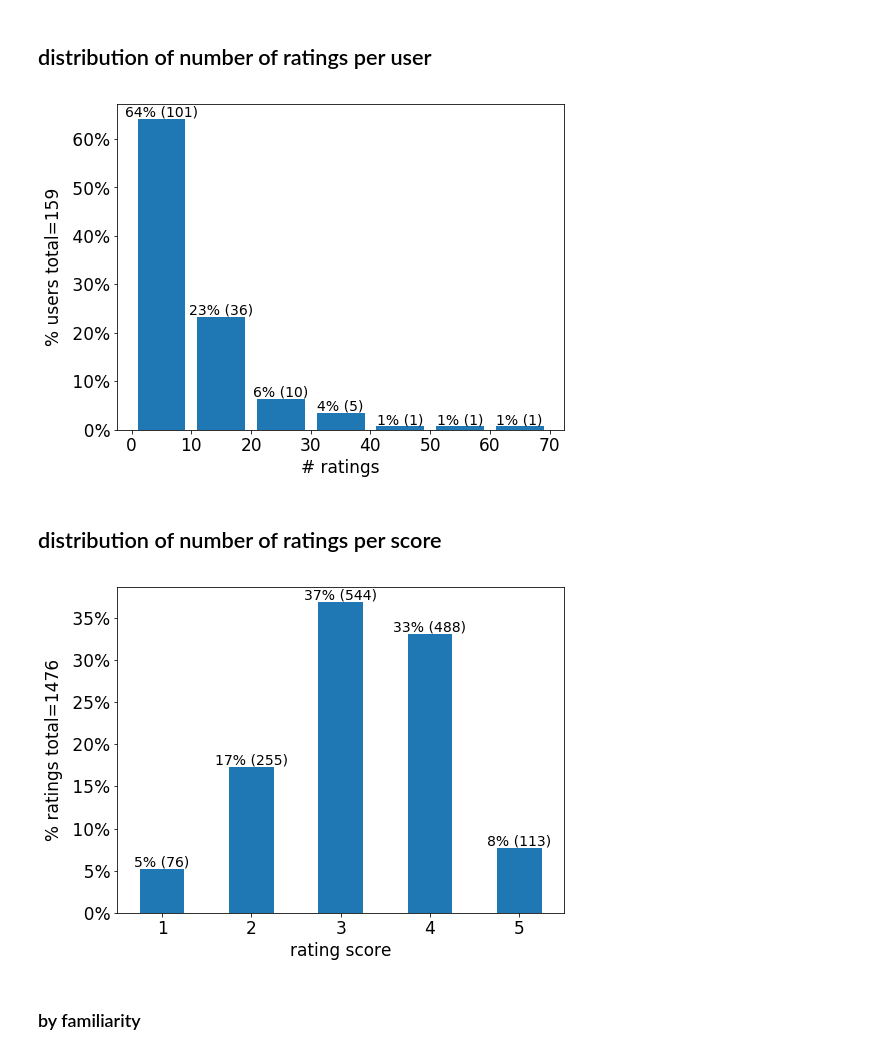
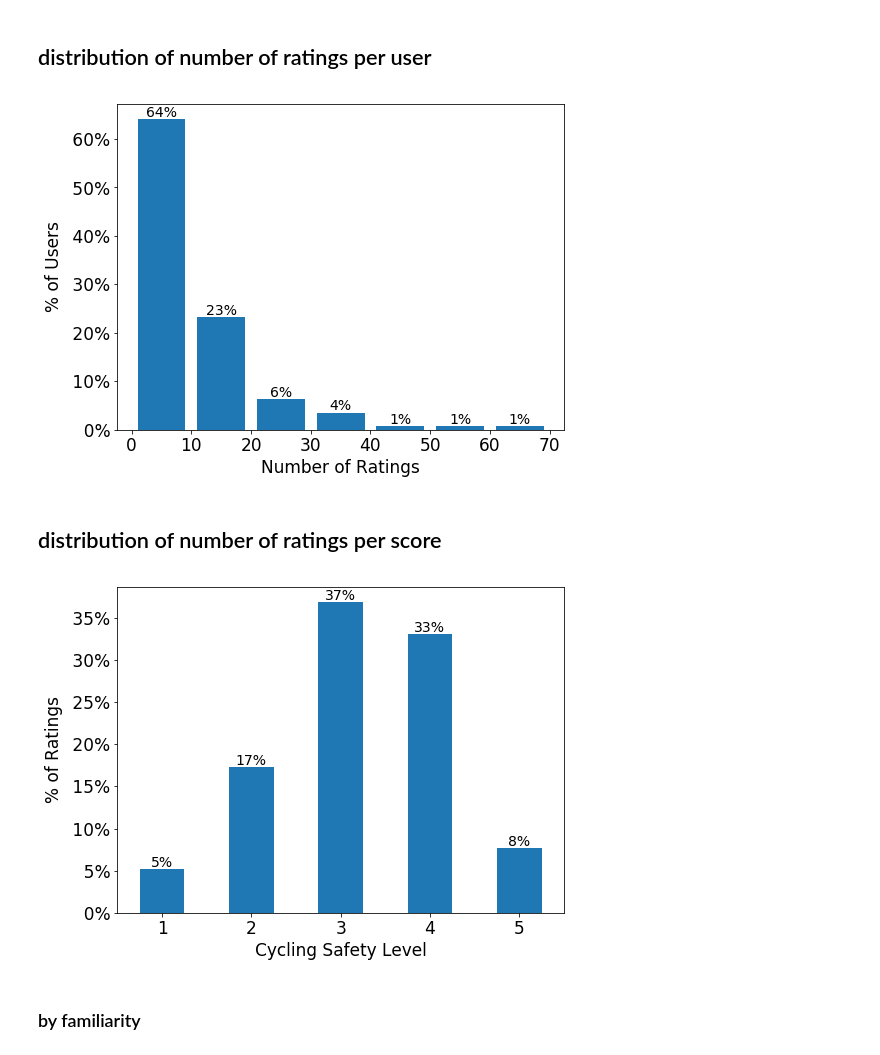
Before and after one commit to JHWu92/Cycling_safety, a Jupyter notebook: rating_platform/database report-1001.ipynb, the cells around one changed output. Saved outputs shown, nothing was run; the diff lists cells and outputs as text; code cells hidden in the pictures.

Commit message:
new Y fix bug new plots

```diff
--- a/rating_platform/database report-1001.ipynb
+++ b/rating_platform/database report-1001.ipynb
@@ -180,32 +180,34 @@ Name: familiar, dtype: int64
 # %%
 
 num_users = users.shape[0]
 plot_pcnt = True
 fn_suffix = ' (percentage)' if plot_pcnt else ''
 series = ratings.groupby('user_id').count().email
 if plot_pcnt:
     ax = series.plot(kind='hist', figsize=(8,6), rwidth=0.8, bins=range(0, 80, 10),
                  weights=np.ones_like(series) / len(series), fontsize=17)
     vals = ax.get_yticks()
     ax.set_yticklabels(['{:3.0f}%'.format(x*100) for x in vals])
 else:
     ax = series.plot(kind='hist', figsize=(8,6), rwidth=0.8, bins=range(0, 80, 10))
 
 for p in ax.patches:
     if p.get_height()!=0:
-        height = '%.0f%% (%d)' % (p.get_height()*100, p.get_height()*num_users) if plot_pcnt else str(int(p.get_height()))
+#         height = '%.0f%% (%d)' % (p.get_height()*100, p.get_height()*num_users) if plot_pcnt else str(int(p.get_height()))
+        height = '%.0f%%' % (p.get_height()*100) if plot_pcnt else str(int(p.get_height()))
+
         ax.annotate(height, (p.get_x() + p.get_width()/2 , p.get_height() + (0.005 if plot_pcnt else 1)), ha='center', fontsize=14)
 
 
-ax.set_xlabel('# ratings', fontsize=17)
-ax.set_ylabel(('# users' if not plot_pcnt else '% users')+' total=%d' % num_users, fontsize=17)
+ax.set_xlabel('Number of Ratings', fontsize=17)
+ax.set_ylabel(('# users' if not plot_pcnt else '% of Users'), fontsize=17)
 
 
 fig = ax.get_figure()
 fig.savefig(u'plots/distribution of number of ratings per user%s.eps' % fn_suffix, format='eps', bbox_inches='tight', pad_inches=0.05)
 fig.savefig(u'plots/distribution of number of ratings per user%s.png' % fn_suffix, format='png', bbox_inches='tight', pad_inches=0.05)
 # %% [output]
-[figure, old version]
+[figure, new version]
 # %% [markdown]
 ## distribution of number of ratings per score
 # %%
@@ -223,19 +225,21 @@ if plot_pcnt:
 
 for p in ax.patches:
     if p.get_height()!=0:
-        height = '%.0f%% (%d)' % (p.get_height()*100, p.get_height()*num_ratings) if plot_pcnt else str(int(p.get_height()))
+#         height = '%.0f%% (%d)' % (p.get_height()*100, p.get_height()*num_ratings) if plot_pcnt else str(int(p.get_height()))
+        height = '%.0f%%' % (p.get_height()*100) if plot_pcnt else str(int(p.get_height()))
         ax.annotate(height, (p.get_x() + p.get_width()/2 , p.get_height() + (0.003 if plot_pcnt else 1)), ha='center', fontsize=14)
 
 ax.set_xticklabels(df_to_plot.index, rotation=0)
 
-ax.set_xlabel('rating score', fontsize=17)
-ax.set_ylabel(('# ratings' if not plot_pcnt else '% ratings')+' total=%d' % num_ratings, fontsize=17)
+ax.set_xlabel('Cycling Safety Level', fontsize=17)
+# ax.set_ylabel(('# ratings' if not plot_pcnt else '% ratings')+' total=%d' % num_ratings, fontsize=17)
+ax.set_ylabel(('# Ratings' if not plot_pcnt else '% of Ratings'), fontsize=17)
 
 fig = ax.get_figure()
 fig.savefig(u'plots/distribution of number of ratings per score%s.eps' % fn_suffix, format='eps', bbox_inches='tight', pad_inches=0.05)
 fig.savefig(u'plots/distribution of number of ratings per score%s.png' % fn_suffix, format='png', bbox_inches='tight', pad_inches=0.05)
 # %% [output]
-[figure, old version]
+[figure, new version]
 # %% [markdown]
 ### by familiarity
 # %%
```
Also changed, not shown: parts of 1 cell of this notebook, 15 other files.
